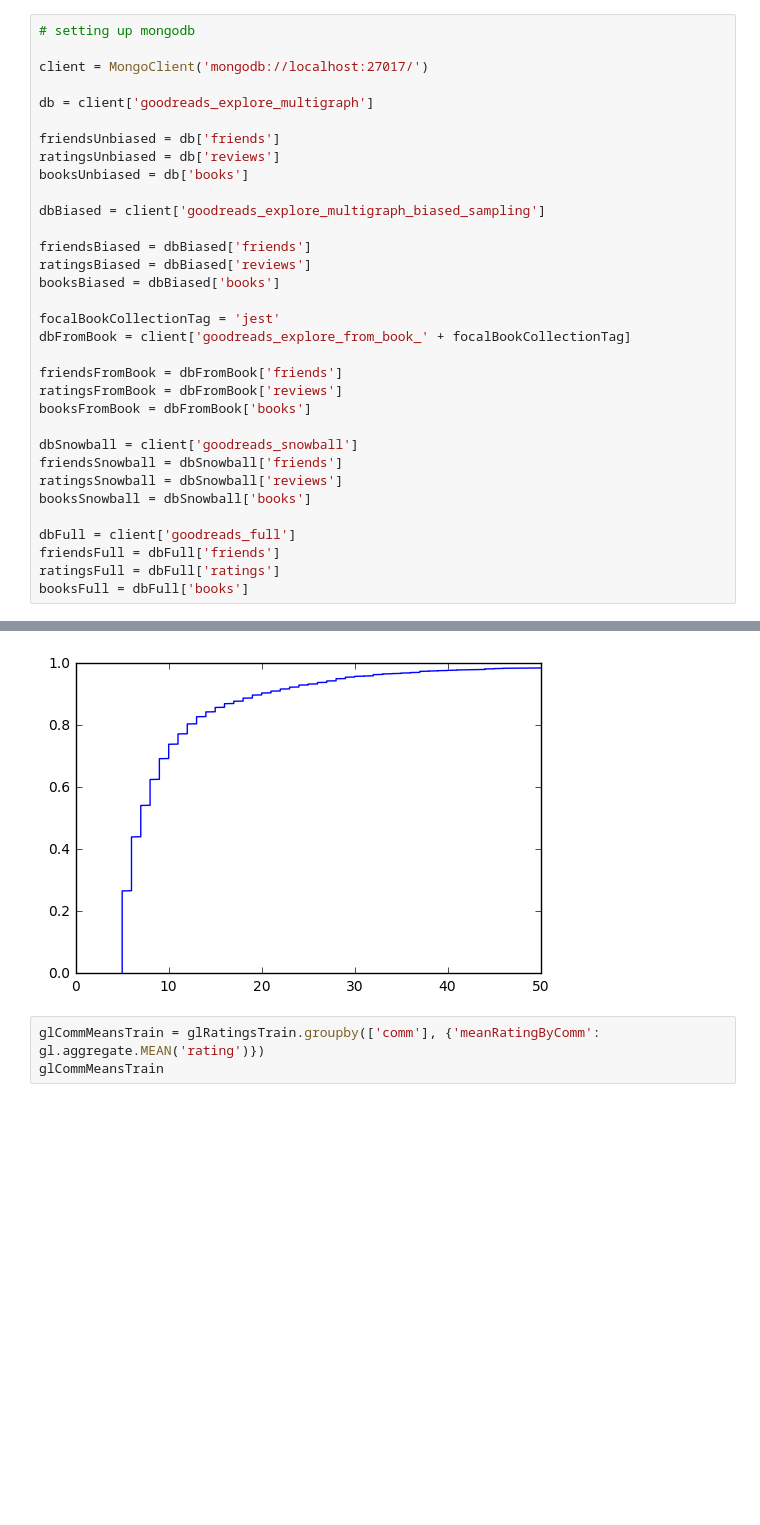
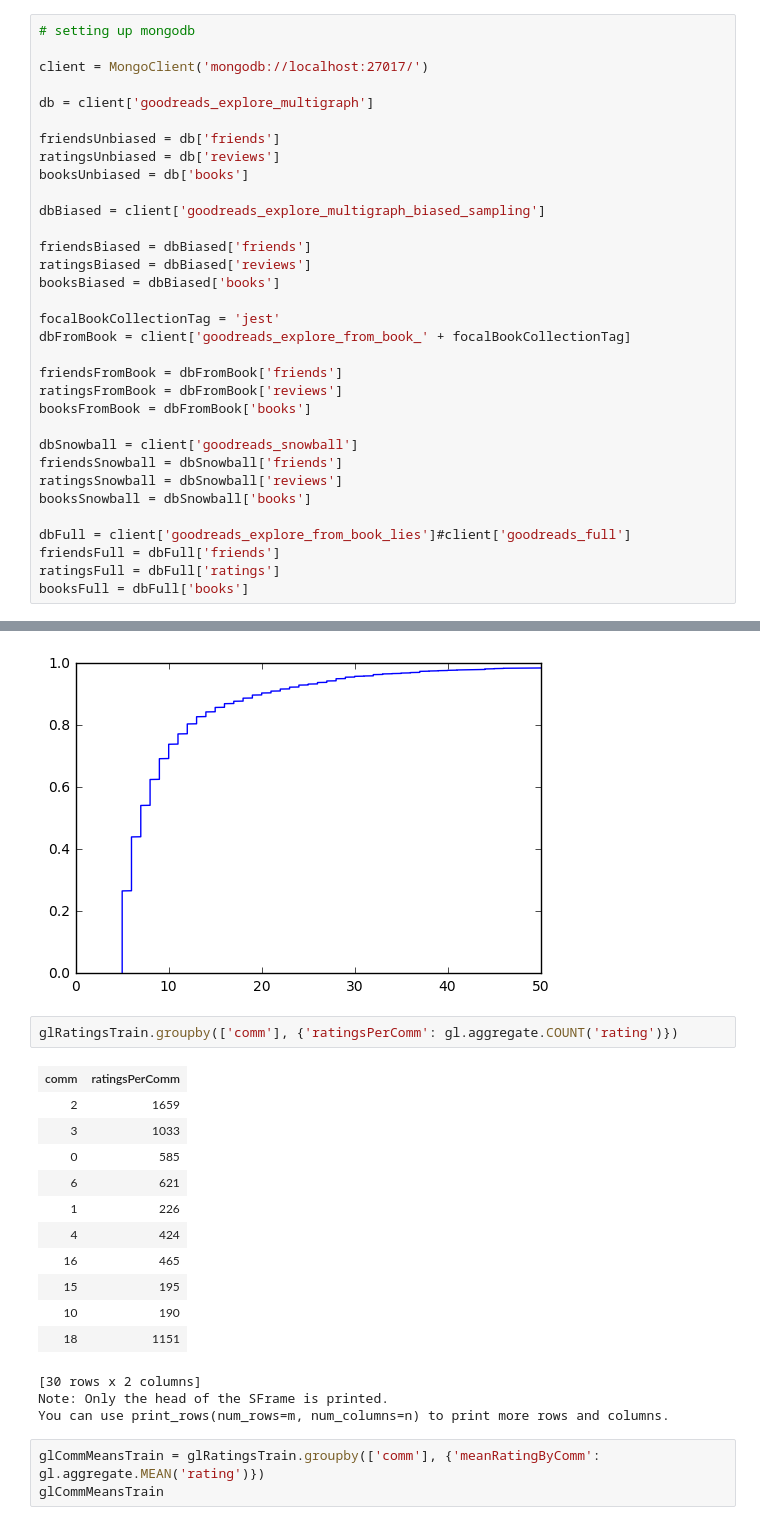
Before and after one commit to rfriel/goodreads_rating_prediction, a Jupyter notebook: src/scrape_explore.ipynb, the cells around one changed output, grey strips where cells are left out. Drawn from its saved outputs; the diff is of its cells as text; blank space fills up the shorter version.

```diff
--- a/src/scrape_explore.ipynb
+++ b/src/scrape_explore.ipynb
@@ -61,7 +60,7 @@ friendsSnowball = dbSnowball['friends']
 ratingsSnowball = dbSnowball['reviews']
 booksSnowball = dbSnowball['books']
 
-dbFull = client['goodreads_full']
+dbFull = client['goodreads_explore_from_book_lies']#client['goodreads_full']
 friendsFull = dbFull['friends']
 ratingsFull = dbFull['ratings']
 booksFull = dbFull['books']
@@ -324,6 +349,23 @@ plt.xlim(0,50);
 #plt.ylim(0.5,1);
 # %% [output]
 [figure]
+# %%
+glRatingsTrain.groupby(['comm'], {'ratingsPerComm': gl.aggregate.COUNT('rating')})
+# %% [output]
+| comm | ratingsPerComm |
+| 2 | 1659 |
+| 3 | 1033 |
+| 0 | 585 |
+| 6 | 621 |
+| 1 | 226 |
+| 4 | 424 |
+| 16 | 465 |
+| 15 | 195 |
+| 10 | 190 |
+| 18 | 1151 |
+[30 rows x 2 columns]
+Note: Only the head of the SFrame is printed.
+You can use print_rows(num_rows=m, num_columns=n) to print more rows and columns.
 # %%
 glCommMeansTrain = glRatingsTrain.groupby(['comm'], {'meanRatingByComm': gl.aggregate.MEAN('rating')})
 glCommMeansTrain
```
Also changed, not shown: parts of 10 cells of this notebook, 5 other files.
